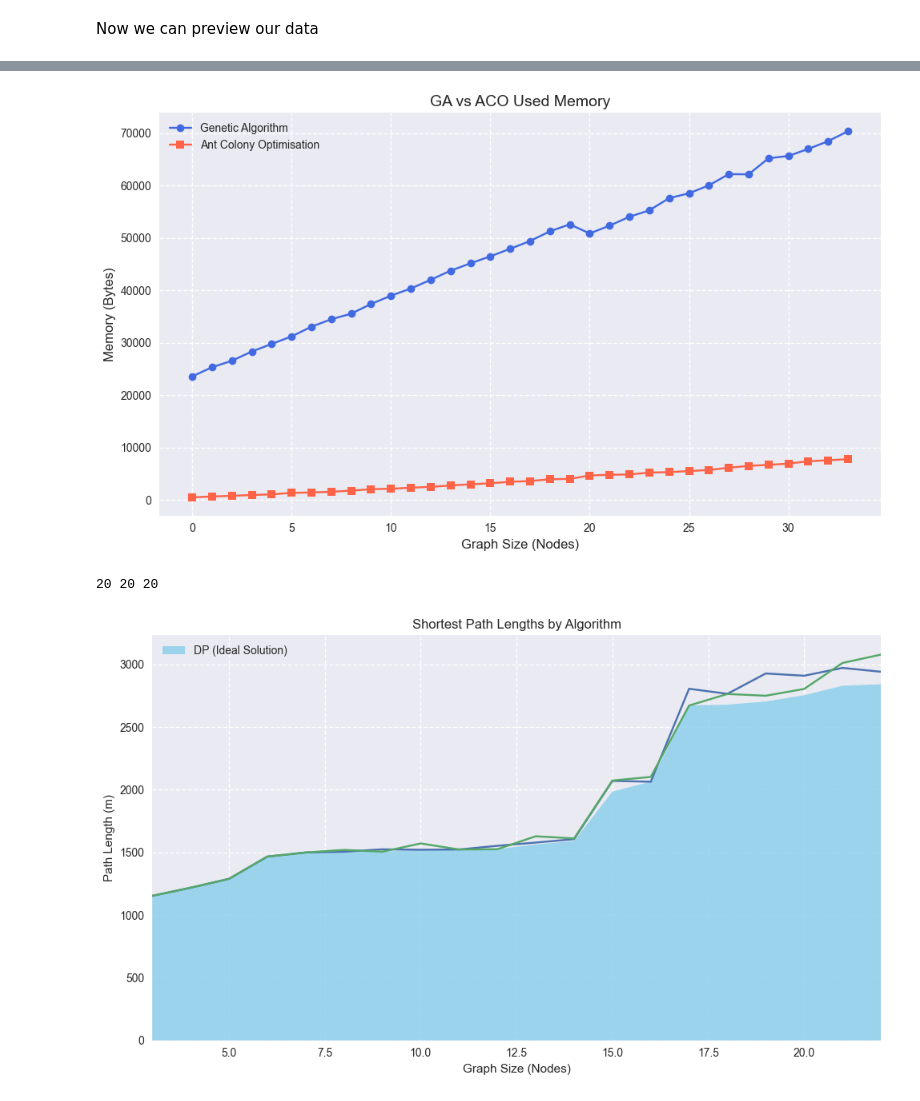
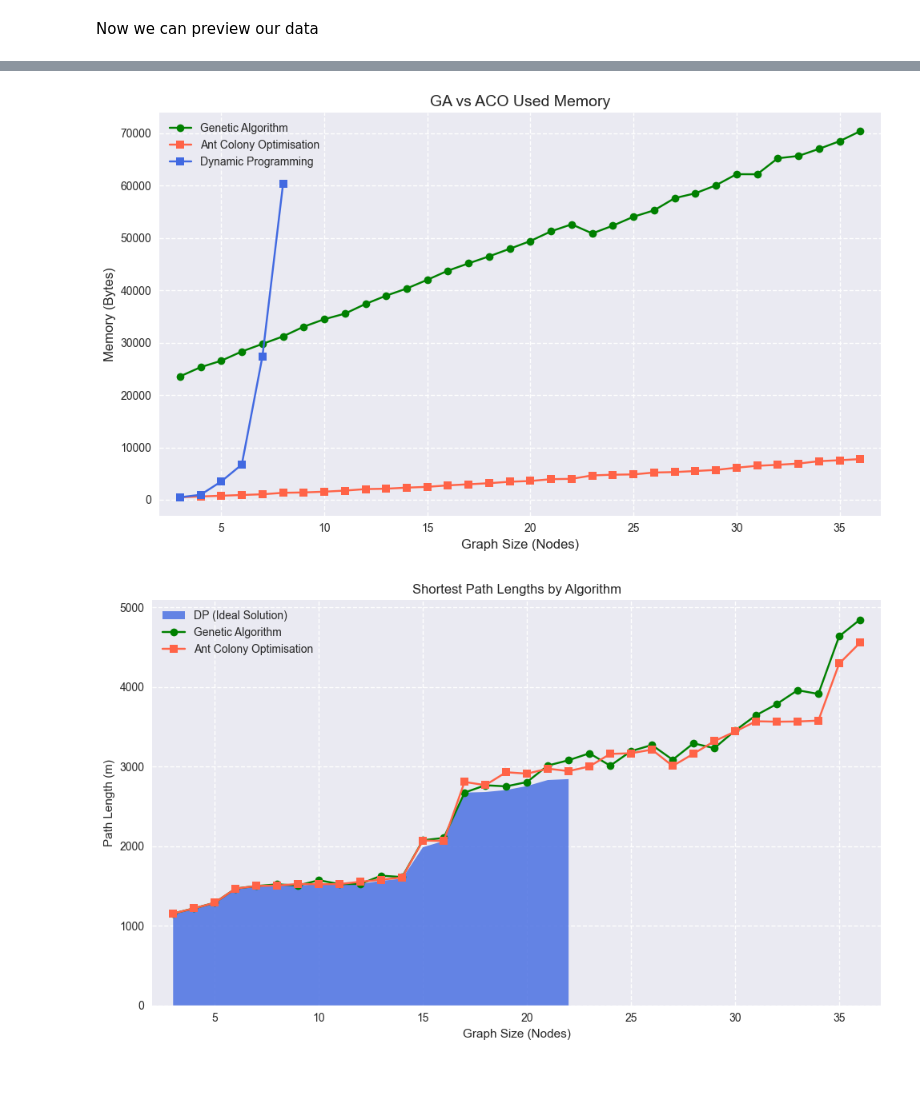
Before and after one commit to LowIQCoder/NIC_Project, a Jupyter notebook: analisys.ipynb, the cells around one changed output, grey strips where cells are left out. Drawn from its saved outputs; the diff is of its cells as text; code cells hidden in the pictures.

```diff
--- a/analisys.ipynb
+++ b/analisys.ipynb
@@ -196,45 +183,36 @@ plt.show()
 # %%
 plt.figure(figsize=(10, 6))
 
-plt.plot(ga_results['Memory (bytes)'], marker='o', label="Genetic Algorithm", color='royalblue')
-plt.plot(aco_results['Memory (bytes)'], marker='s', label="Ant Colony Optimisation", color='tomato')
+plt.plot(ga_results['Graph Size'], ga_results['Memory (bytes)'], marker='o', label="Genetic Algorithm", color='green')
+plt.plot(aco_results['Graph Size'], aco_results['Memory (bytes)'], marker='s', label="Ant Colony Optimisation", color='tomato')
+plt.plot(dp_results['Graph Size'][:6], dp_results['Memory (bytes)'][:6], marker='s', label="Dynamic Programming", color='royalblue')
 
 plt.title("GA vs ACO Used Memory", fontsize=14)
 plt.xlabel("Graph Size (Nodes)", fontsize=12)
 plt.ylabel("Memory (Bytes)", fontsize=12)
 
+plt.xlim(2, 37)
 plt.grid(True, linestyle='--')
 plt.legend()
 plt.tight_layout()
 plt.show()
 # %% [output]
-[figure, old version]
+[figure, new version]
 # %%
-# Define common x-axis
-x = dp_results['Graph Size']  # or use a range if needed, e.g., range(len(dp_results))
-
-# Extract y-values
-dp = dp_results['Path Length (m)']
-aco = aco_results['Path Length (m)'][:20]
-ga = ga_results['Path Length (m)'][:20]
-
-print(len(dp), len(aco), len(ga))
-
-# Create the stackplot
 plt.figure(figsize=(10, 6))
 
-plt.stackplot(x, dp, labels=['DP (Ideal Solution)'], colors=['skyblue'], alpha=0.8)
-plt.plot(x, aco, label=)
-plt.plot(x, ga)
+plt.stackplot(dp_results['Graph Size'], dp_results['Path Length (m)'], labels=['DP (Ideal Solution)'], colors=['royalblue'], alpha=0.8)
 
-plt.xlim(3, 22)
+plt.plot(ga_results['Graph Size'], ga_results['Path Length (m)'], marker='o', label="Genetic Algorithm", color='green')
+plt.plot(aco_results['Graph Size'], aco_results['Path Length (m)'], marker='s', label="Ant Colony Optimisation", color='tomato')
+
+plt.xlim(2, 37)
 plt.title("Shortest Path Lengths by Algorithm")
 plt.xlabel("Graph Size (Nodes)")
 plt.ylabel("Path Length (m)")
 plt.legend(loc='upper left')
 plt.grid(True, linestyle='--')
 plt.tight_layout()
 plt.show()
 # %% [output]
-20 20 20
-[figure, old version]
+[figure, new version]
```
Also changed, not shown: parts of 26 cells of this notebook, 5 other files.
